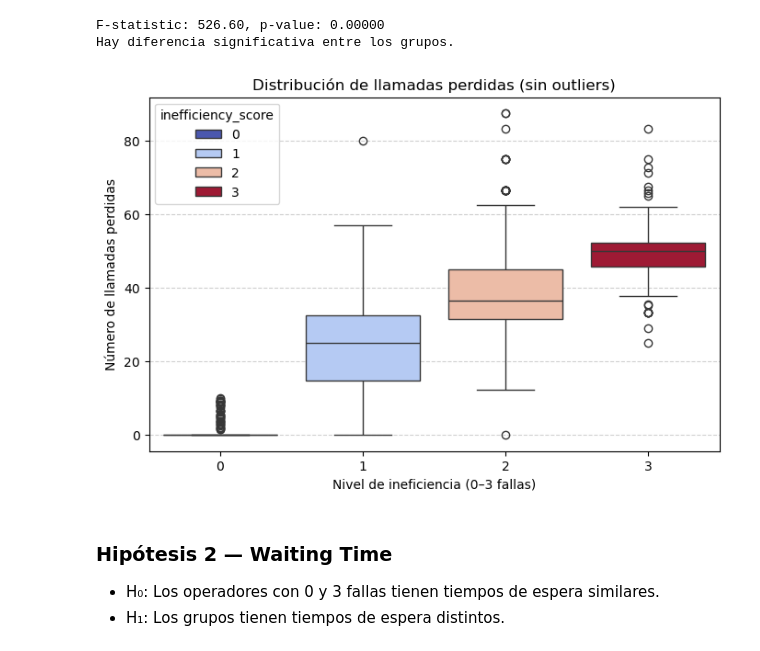
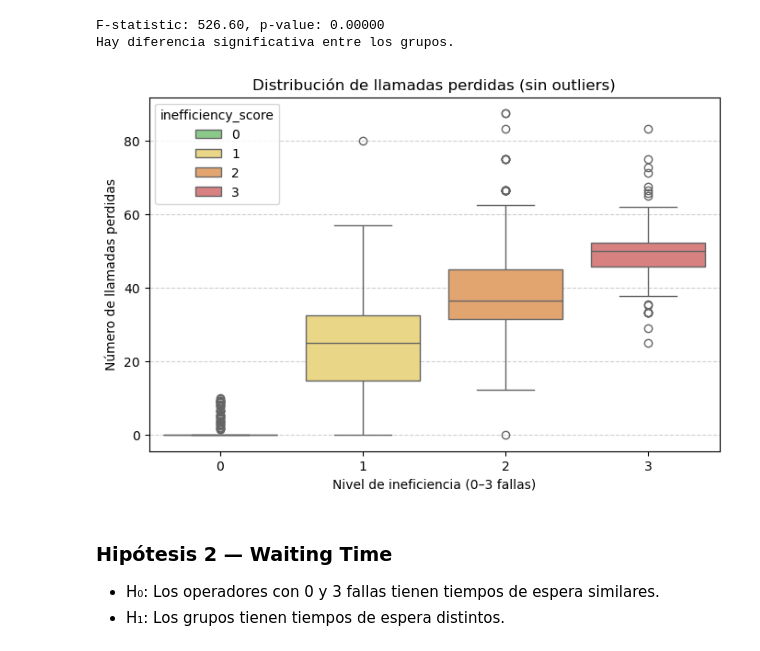
Before and after one commit to latostadorano/inefficient-operators-analysis, a Jupyter notebook: s14_telecom.ipynb, the cells around one changed output. Saved outputs shown, nothing was run; the diff lists cells and outputs as text; code cells hidden in the pictures.

```diff
--- a/s14_telecom.ipynb
+++ b/s14_telecom.ipynb
@@ -751,34 +747,34 @@ Hay diferencia significativa entre los grupos.
 # %%
 # Graficaremos las diferencia de llamadas perdidas entre grupos
 
 def remove_outliers(df, column):
     Q1 = df[column].quantile(0.25)
     Q3 = df[column].quantile(0.75)
     IQR = Q3 - Q1
     lower_bound = Q1 - 1.5 * IQR
     upper_bound = Q3 + 1.5 * IQR
     return df[(df[column] >= lower_bound) & (df[column] <= upper_bound)]
 
 # Aplicamos la función
 clean_df = remove_outliers(operator_stats, 'missed_call_rate')
 
 # Graficamos sin outliers
 plt.figure(figsize=(8,5))
 sns.boxplot(
     data=clean_df,
     x='inefficiency_score',
     y='missed_call_rate',
-    palette='coolwarm',
+    palette=colors,
     hue = 'inefficiency_score'
 )
 
 plt.title('Distribución de llamadas perdidas (sin outliers)')
 plt.xlabel('Nivel de ineficiencia (0–3 fallas)')
 plt.ylabel('Número de llamadas perdidas')
 plt.grid(axis='y', linestyle='--', alpha=0.6)
 plt.show()
 # %% [output]
-[figure, old version]
+[figure, new version]
 # %% [markdown]
 ### Hipótesis 2 — Waiting Time
 
```
Also changed, not shown: parts of 14 cells of this notebook.
